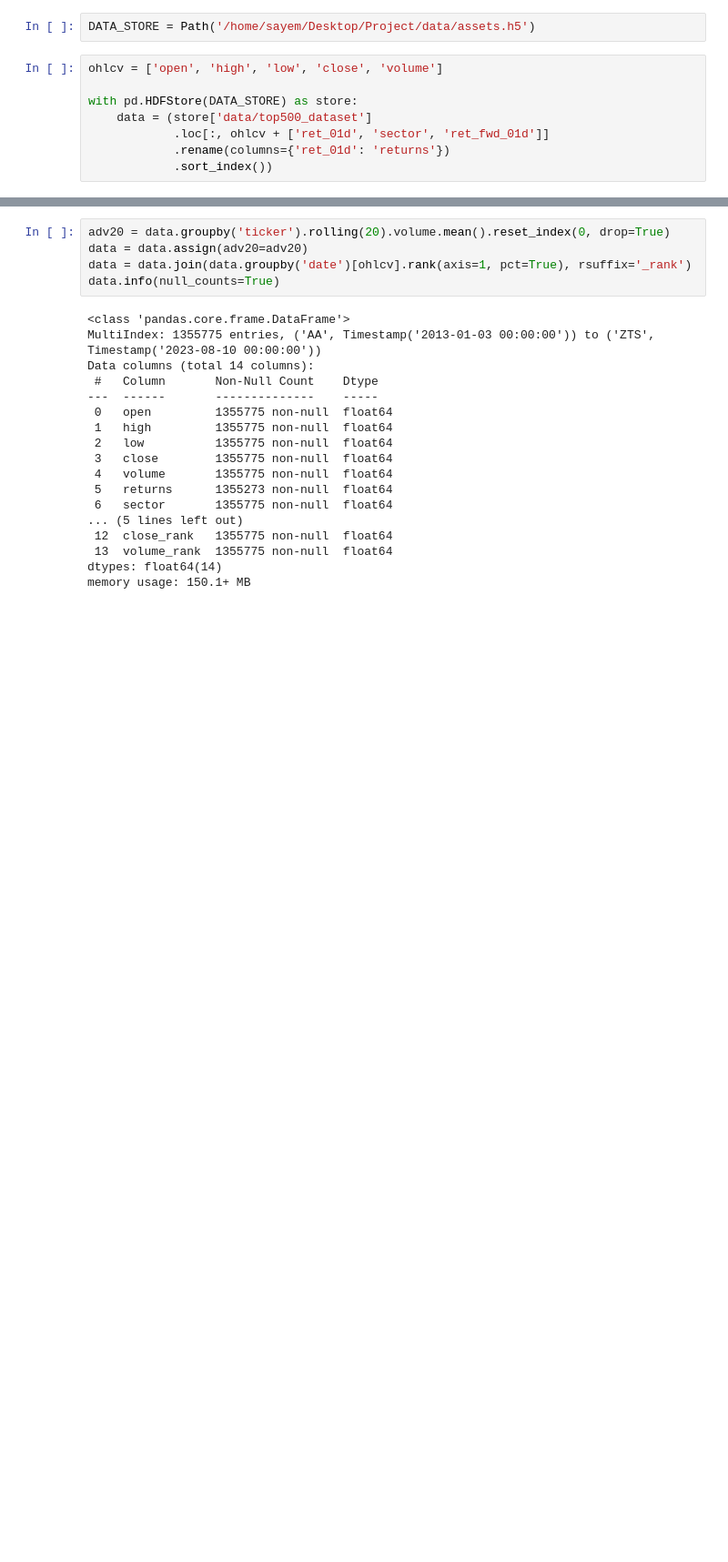
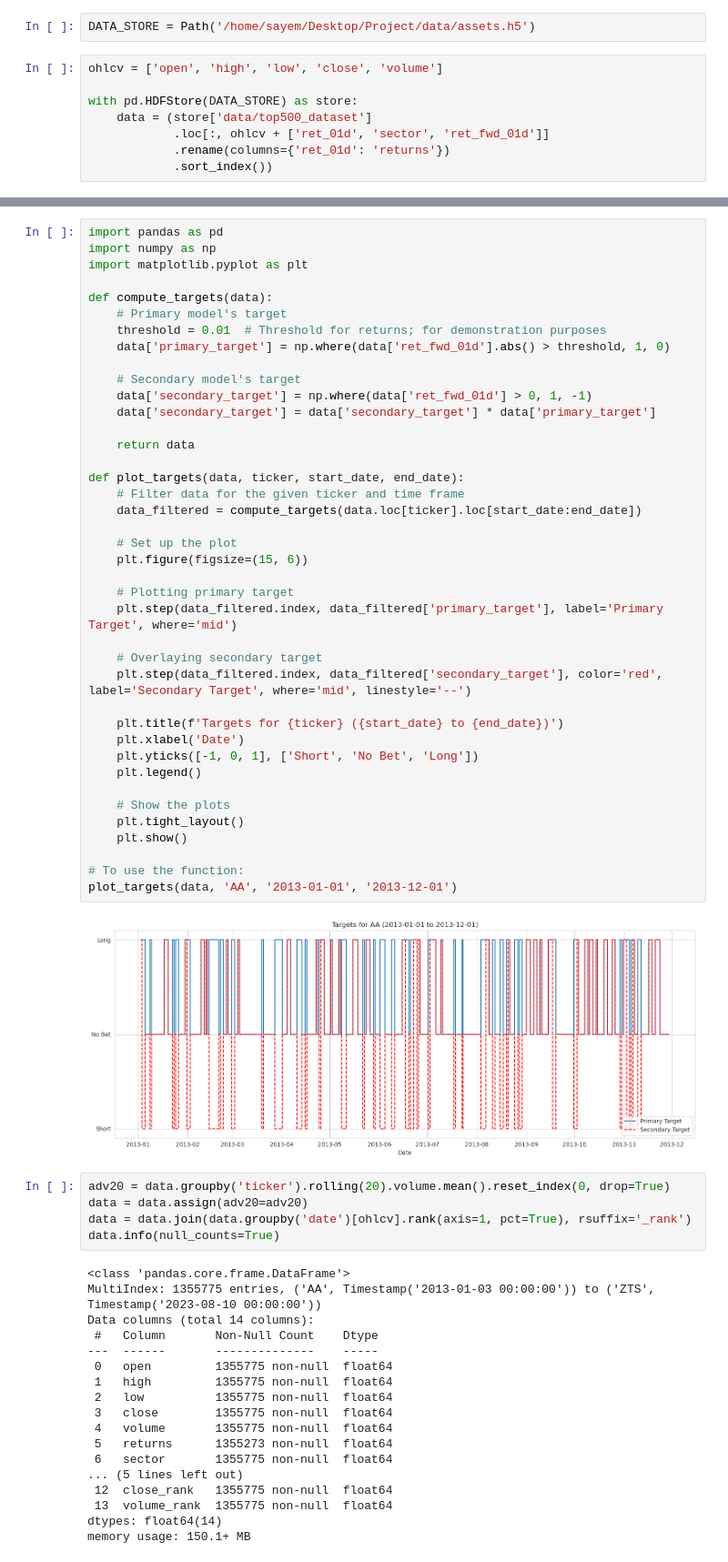
Before and after one commit to skhan61/QuantProject, a Jupyter notebook: 03_101_formulaic_alphas.ipynb, the cells around one changed output, grey strips where cells are left out. Shown: that part at 91% size. Saved outputs shown, nothing was run; the diff lists cells and outputs as text; blank space fills up the shorter version.

```diff
--- a/03_101_formulaic_alphas.ipynb
+++ b/03_101_formulaic_alphas.ipynb
@@ -36,3 +45,45 @@ with pd.HDFStore(DATA_STORE) as store:
+# %%
+import pandas as pd
+import numpy as np
+import matplotlib.pyplot as plt
+
+def compute_targets(data):
+    # Primary model's target
+    threshold = 0.01  # Threshold for returns; for demonstration purposes
+    data['primary_target'] = np.where(data['ret_fwd_01d'].abs() > threshold, 1, 0)
+
+    # Secondary model's target
+    data['secondary_target'] = np.where(data['ret_fwd_01d'] > 0, 1, -1)
+    data['secondary_target'] = data['secondary_target'] * data['primary_target']
+
+    return data
+
+def plot_targets(data, ticker, start_date, end_date):
+    # Filter data for the given ticker and time frame
+    data_filtered = compute_targets(data.loc[ticker].loc[start_date:end_date])
+
+    # Set up the plot
+    plt.figure(figsize=(15, 6))
+
+    # Plotting primary target
+    plt.step(data_filtered.index, data_filtered['primary_target'], label='Primary Target', where='mid')
+
+    # Overlaying secondary target
+    plt.step(data_filtered.index, data_filtered['secondary_target'], color='red', label='Secondary Target', where='mid', linestyle='--')
+
+    plt.title(f'Targets for {ticker} ({start_date} to {end_date})')
+    plt.xlabel('Date')
+    plt.yticks([-1, 0, 1], ['Short', 'No Bet', 'Long'])
+    plt.legend()
+
+    # Show the plots
+    plt.tight_layout()
+    plt.show()
+
+# To use the function:
+plot_targets(data, 'AA', '2013-01-01', '2013-12-01')
+# %% [output]
+[figure, added]
 # %%
 adv20 = data.groupby('ticker').rolling(20).volume.mean().reset_index(0, drop=True)
 data = data.assign(adv20=adv20)
```
Also changed, not shown: parts of 10 cells of this notebook, 2 other files.
